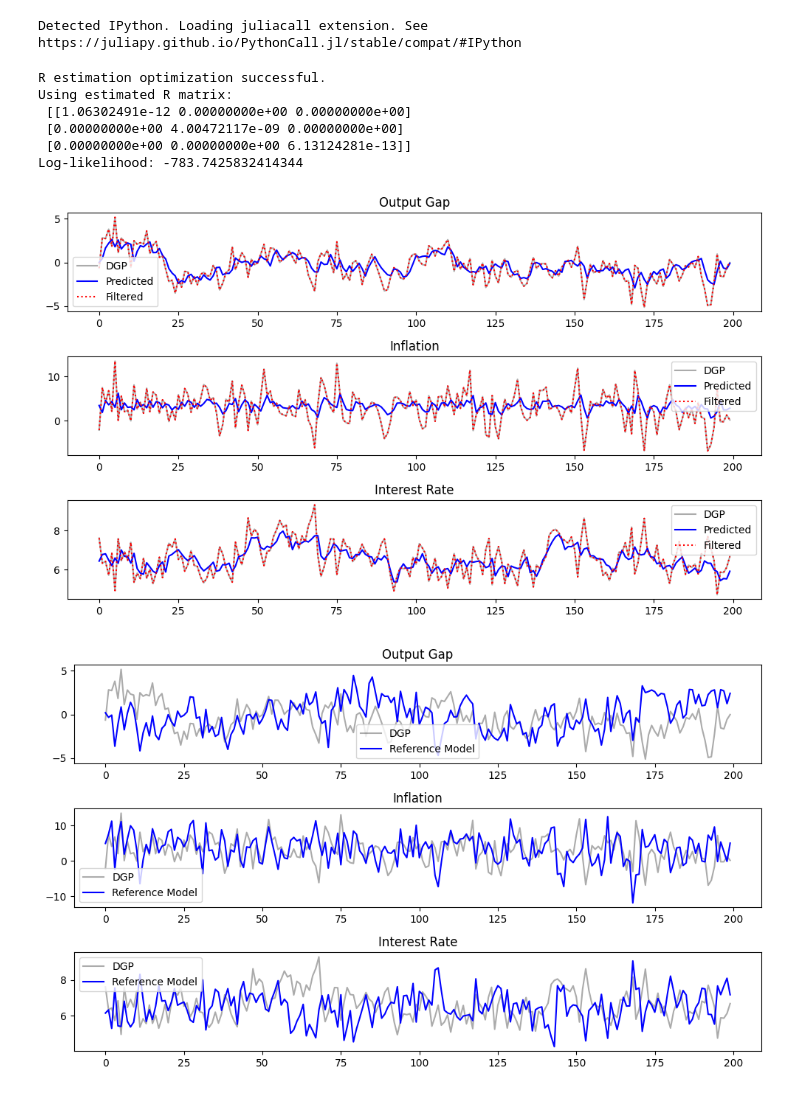
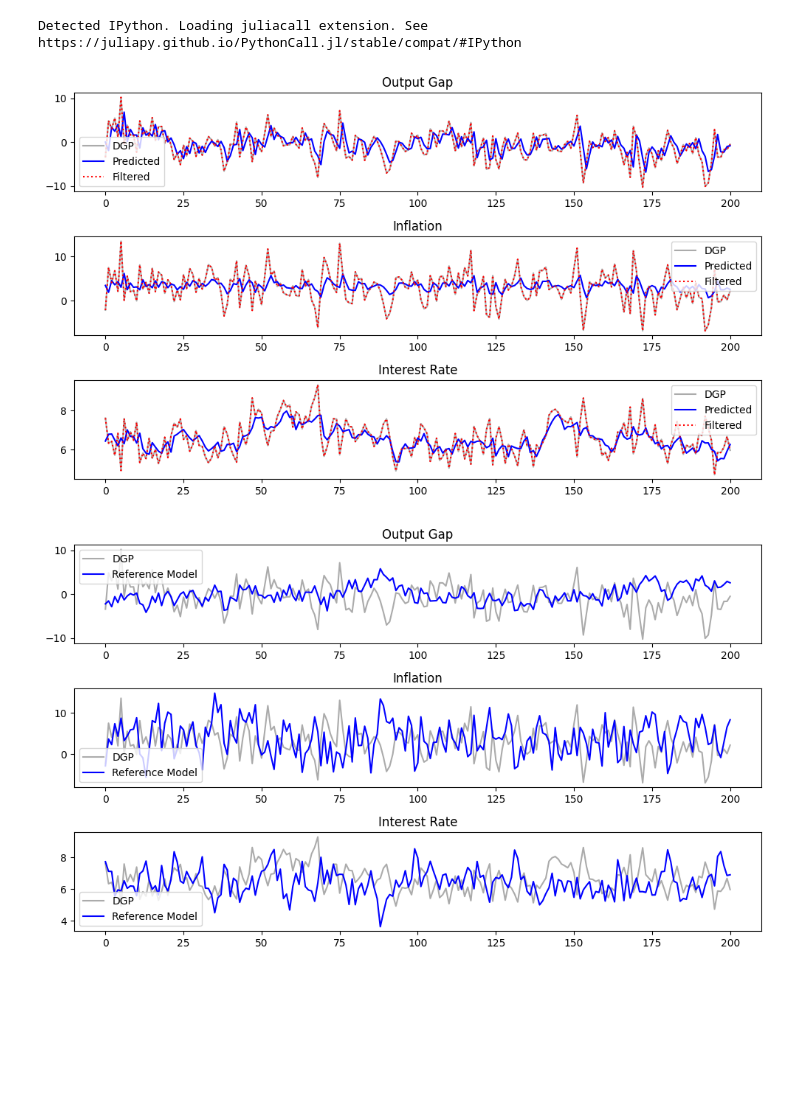
Before and after one commit to GongJr0/sdsge-scripts, a Jupyter notebook: misspec_test.ipynb, the cells around one changed output. Drawn from its saved outputs; the diff is of its cells as text; code cells hidden in the pictures; blank space fills up the shorter version.

```diff
--- a/misspec_test.ipynb
+++ b/misspec_test.ipynb
@@ -39,13 +67,26 @@ sol = solver.solve(
     comp,
     steady_state=[0.0, 0.0, 0.0, 0.0, 0.0],
 )
+# %%
+# Load Misspecified DGP
+parser_dgp = ModelParser("../MODELS/misspec_test/misspec.yaml")
+config_dgp, kalman_dgp = parser_dgp.get_all()
+solver_dgp = DSGESolver(config_dgp, kalman_dgp)
+comp_dgp = solver_dgp.compile(
+    n_state=3,
+    n_exog=3,
+)
+sol_dgp = solver_dgp.solve(
+    comp_dgp,
+    steady_state=[0.0, 0.0, 0.0, 0.0, 0.0],
+)
 # %%
 T = 200
-gz = lambda seed: Shock(T, "norm", multivar=True, seed=seed).shock_generator()
-r = lambda seed: Shock(T, "norm", multivar=False, seed=seed).shock_generator()
+gz = lambda seed: Shock(T+1, "norm", multivar=True, seed=seed).shock_generator()
+r = lambda seed: Shock(T+1, "norm", multivar=False, seed=seed).shock_generator()
 
-sim_dgp = sol.sim(
-    T=T,
+sim_dgp = sol_dgp.sim(
+    T=T+1,
     shocks={"g,z": gz(0), "r": r(1)},
     observables=True,
 )
@@ -55,7 +96,7 @@ obs = np.column_stack([sim_dgp["OutGap"], sim_dgp["Infl"], sim_dgp["Rate"]])[1:,
 kf = sol.kalman(
     y=obs,
     filter_mode="linear",
-    estimate_R_diag=True,
+    estimate_R_diag=False,
 )
 
 N, n_obs = kf.innov.shape
@@ -65,69 +106,62 @@ for t in range(N):
     S_t = 0.5 * (kf.S[t] + kf.S[t].T)  # optional symmetry cleanup
     L_t = cholesky(S_t, lower=True)
     std_innov[t] = solve_triangular(L_t, kf.innov[t], lower=True)
-# %% [output]
-R estimation optimization successful.
-Using estimated R matrix:
- [[1.06302491e-12 0.00000000e+00 0.00000000e+00]
- [0.00000000e+00 4.00472117e-09 0.00000000e+00]
- [0.00000000e+00 0.00000000e+00 6.13124281e-13]]
-Log-likelihood: -783.7425832414344
 # %%
 # Plot Filter Outputs
 fig, ax = plt.subplots(3, 1, figsize=_FIGSIZE_1D)
-ax[0].plot(range(T), obs[:, 0], label="DGP", color="black", alpha=0.33)
-ax[0].plot(range(T), kf.y_pred[:, 0], label="Predicted", color="blue")
-ax[0].plot(range(T), kf.y_filt[:, 0], label="Filtered", color="red", linestyle=":")
+ax[0].plot(range(T+1), obs[:, 0], label="DGP", color="black", alpha=0.33)
+ax[0].plot(range(T+1), kf.y_pred[:, 0], label="Predicted", color="blue")
+ax[0].plot(range(T+1), kf.y_filt[:, 0], label="Filtered", color="red", linestyle=":")
 ax[0].set_title("Output Gap")
 ax[0].legend()
 
-ax[1].plot(range(T), obs[:, 1], label="DGP", color="black", alpha=0.33)
-ax[1].plot(range(T), kf.y_pred[:, 1], label="Predicted", color="blue")
-ax[1].plot(range(T), kf.y_filt[:, 1], label="Filtered", color="red", linestyle=":")
+ax[1].plot(range(T+1), obs[:, 1], label="DGP", color="black", alpha=0.33)
+ax[1].plot(range(T+1), kf.y_pred[:, 1], label="Predicted", color="blue")
+ax[1].plot(range(T+1), kf.y_filt[:, 1], label="Filtered", color="red", linestyle=":")
 ax[1].set_title("Inflation")
 ax[1].legend()
 
-ax[2].plot(range(T), obs[:, 2], label="DGP", color="black", alpha=0.33)
-ax[2].plot(range(T), kf.y_pred[:, 2], label="Predicted", color="blue")
-ax[2].plot(range(T), kf.y_filt[:, 2], label="Filtered", color="red", linestyle=":")
+ax[2].plot(range(T+1), obs[:, 2], label="DGP", color="black", alpha=0.33)
+ax[2].plot(range(T+1), kf.y_pred[:, 2], label="Predicted", color="blue")
+ax[2].plot(range(T+1), kf.y_filt[:, 2], label="Filtered", color="red", linestyle=":")
 ax[2].set_title("Interest Rate")
 ax[2].legend()
 
 plt.tight_layout()
 plt.show()
 # %% [output]
-[figure, old version]
+[figure, new version]
 # %%
 # Simulation against DGP
 sim_ref = sol.sim(
-    T=T,
-    shocks={"g,z": gz(2), "r": r(2)},
+    T=T+1,
+    shocks={"g,z": gz(2), "r": r(3)},
     observables=True,
 )
 
 ref = np.column_stack([sim_ref["OutGap"], sim_ref["Infl"], sim_ref["Rate"]])[1:, :]
 
 fig, ax = plt.subplots(3, 1, figsize=_FIGSIZE_1D)
 
-ax[0].plot(range(T), obs[:, 0], label="DGP", color="black", alpha=0.33)
-ax[0].plot(range(T), ref[:, 0], label="Reference Model", color="blue")
+ax[0].plot(range(T+1), obs[:, 0], label="DGP", color="black", alpha=0.33)
+ax[0].plot(range(T+1), ref[:, 0], label="Reference Model", color="blue")
 ax[0].set_title("Output Gap")
 ax[0].legend()
 
-ax[1].plot(range(T), obs[:, 1], label="DGP", color="black", alpha=0.33)
-ax[1].plot(range(T), ref[:, 1], label="Reference Model", color="blue")
+ax[1].plot(range(T+1), obs[:, 1], label="DGP", color="black", alpha=0.33)
+ax[1].plot(range(T+1), ref[:, 1], label="Reference Model", color="blue")
 ax[1].set_title("Inflation")
 ax[1].legend()
 
-ax[2].plot(range(T), obs[:, 2], label="DGP", color="black", alpha=0.33)
-ax[2].plot(range(T), ref[:, 2], label="Reference Model", color="blue")
+ax[2].plot(range(T+1), obs[:, 2], label="DGP", color="black", alpha=0.33)
+ax[2].plot(range(T+1), ref[:, 2], label="Reference Model", color="blue")
 ax[2].set_title("Interest Rate")
 ax[2].legend()
 
 plt.tight_layout()
 plt.show()
 # %% [output]
-[figure, old version]
+[figure, new version]
 # %%
 # Plot AFC/PACF of kalman innovations to see if the misspecification appears in the form of serial correlation
 
```
Also changed, not shown: parts of 10 cells of this notebook.
